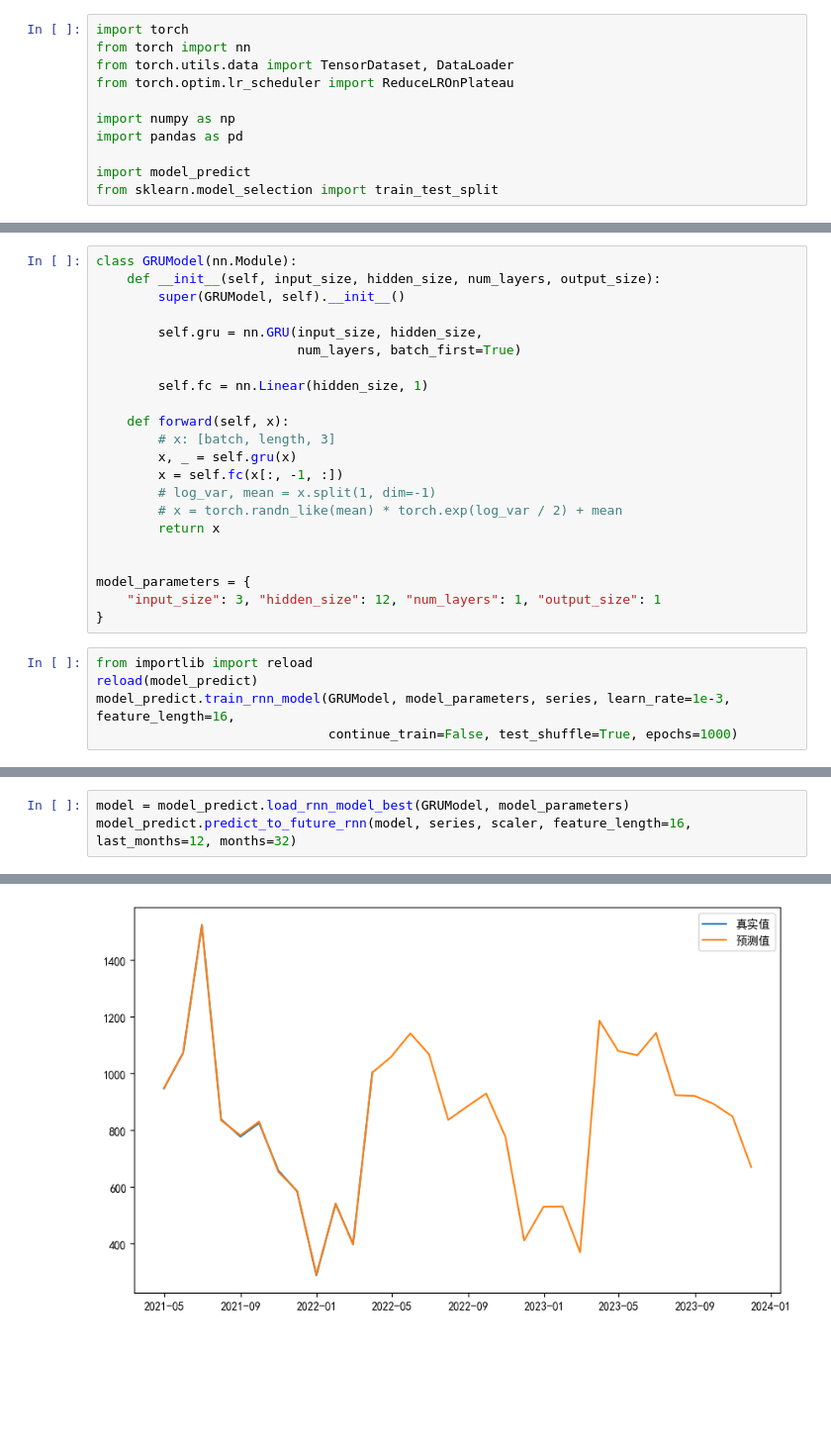
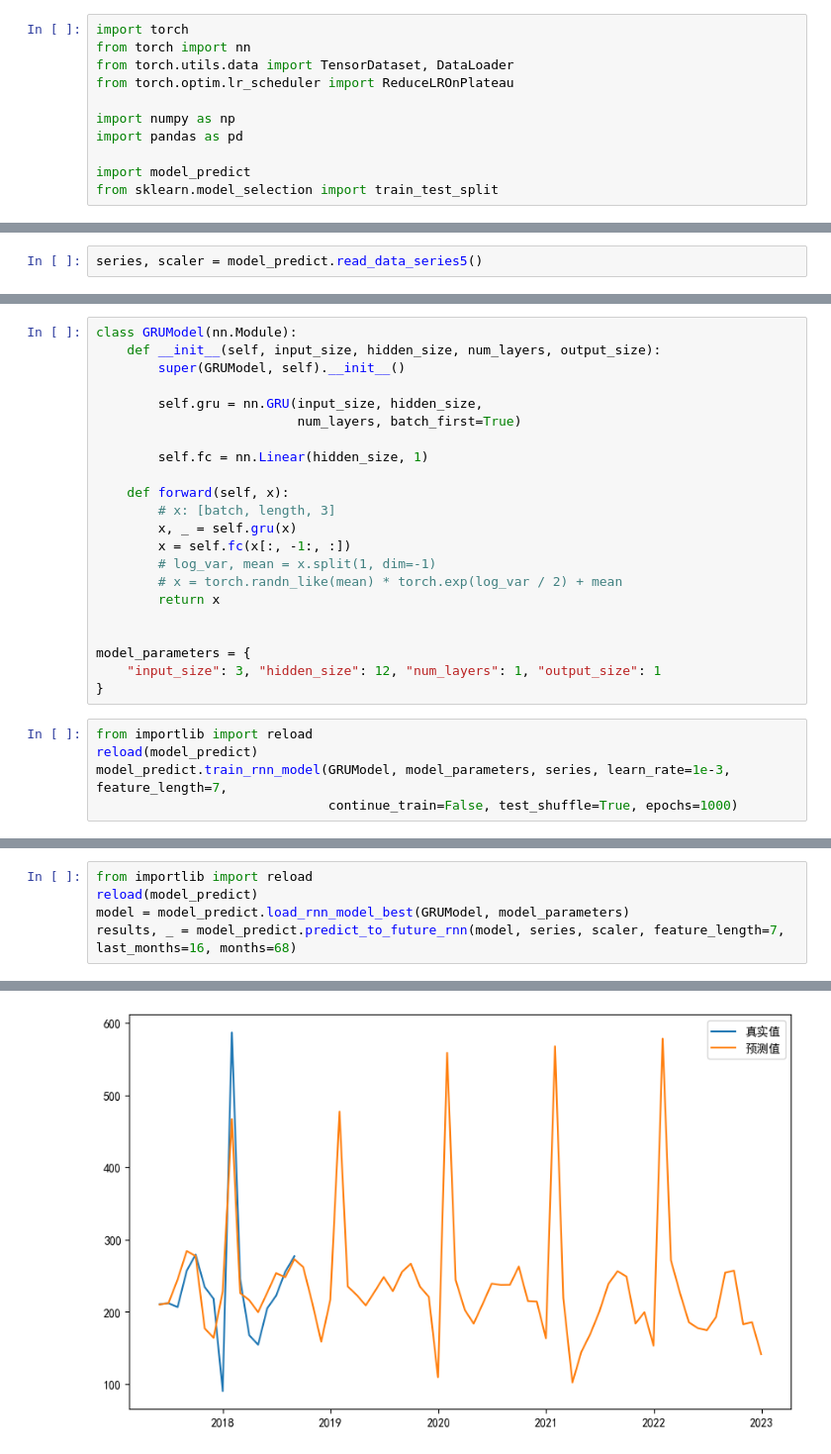
Before and after one commit to hh66911/2024-dingding-A, a Jupyter notebook: grumodel.ipynb, the cells around one changed output, grey strips where cells are left out. Shown at 99% size. Drawn from its saved outputs; the diff is of its cells as text; blank space fills up the shorter version.

```diff
--- a/grumodel.ipynb
+++ b/grumodel.ipynb
@@ -31,0 +12,2 @@ Name: 销量（箱）, dtype: float64
+# %%
+series, scaler = model_predict.read_data_series5()
@@ -42,7 +26,7 @@ class GRUModel(nn.Module):
     def forward(self, x):
         # x: [batch, length, 3]
         x, _ = self.gru(x)
-        x = self.fc(x[:, -1, :])
+        x = self.fc(x[:, -1:, :])
         # log_var, mean = x.split(1, dim=-1)
         # x = torch.randn_like(mean) * torch.exp(log_var / 2) + mean
         return x
@@ -54,7 +38,7 @@ model_parameters = {
 # %%
 from importlib import reload
 reload(model_predict)
-model_predict.train_rnn_model(GRUModel, model_parameters, series, learn_rate=1e-3, feature_length=16,
+model_predict.train_rnn_model(GRUModel, model_parameters, series, learn_rate=1e-3, feature_length=7,
                               continue_train=False, test_shuffle=True, epochs=1000)
 # %% [output]
 训练 GRUModel 模型
@@ -77,4 +61,6 @@ Best Validation Loss: 0.24506422877311707
 # %%
+from importlib import reload
+reload(model_predict)
 model = model_predict.load_rnn_model_best(GRUModel, model_parameters)
-model_predict.predict_to_future_rnn(model, series, scaler, feature_length=16, last_months=12, months=32)
+results, _ = model_predict.predict_to_future_rnn(model, series, scaler, feature_length=7, last_months=16, months=68)
 # %% [output]
@@ -86 +72 @@ MAPE: 0.00
-[figure, old version]
+[figure, new version]
```
Also changed, not shown: parts of 13 cells of this notebook, 8 other files.
